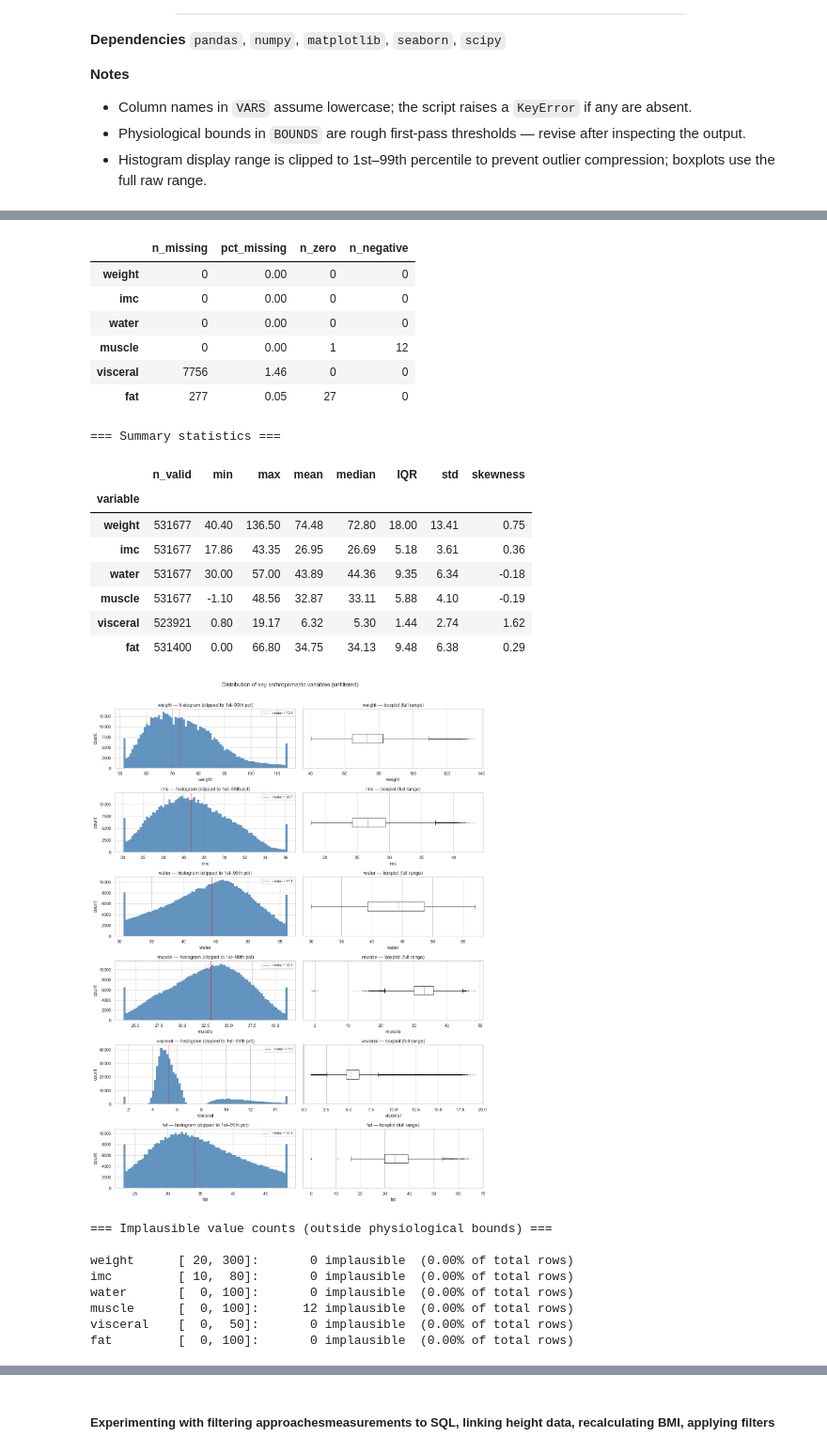
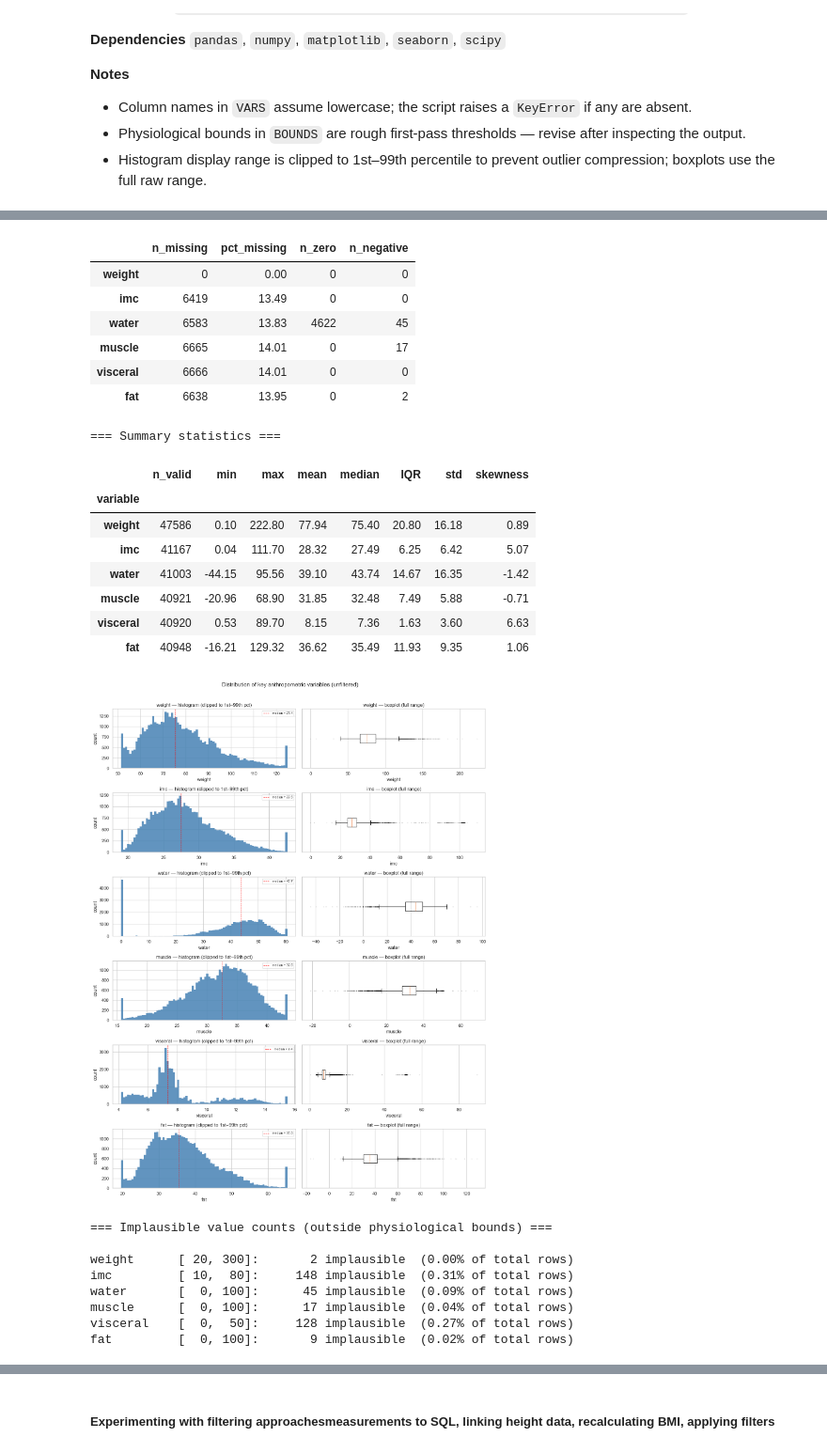
Before and after one commit to Miksa-uam/PROMET_2026, a Jupyter notebook: pnk_data_wrangling.ipynb, the cells around one changed output, grey strips where cells are left out. Shown at 94% size. Drawn from its saved outputs; the diff is of its cells as text; code cells hidden in the pictures.

```diff
--- a/pnk_data_wrangling.ipynb
+++ b/pnk_data_wrangling.ipynb
@@ -1247,8 +1963,8 @@ sns.set_theme(style="whitegrid", palette="muted")
 pd.set_option("display.float_format", "{:.2f}".format)
 
 # ── File paths ────────────────────────────────────────────────────────────────
-# EXCEL_PATH = Path(r"C:\Users\Felhasználó\Desktop\Projects\PNK_DB2\DB2_all_unfiltered_measurements_20Mar26\entregable_rectificado\2020_2024\mes_entregable.xlsx")
-EXCEL_PATH = Path(r"C:\Users\Felhasználó\Desktop\Projects\PNK_DB2\DB2_23Apr25_edit\mes_23Apr25.xlsx")
+EXCEL_PATH = Path(r"C:\Users\Felhasználó\Desktop\Projects\PNK_DB2\DB2_all_unfiltered_measurements_20Mar26\2024_2025\mes_entregable_2425.xlsx")
+# EXCEL_PATH = Path(r"C:\Users\Felhasználó\Desktop\Projects\PNK_DB2\DB2_23Apr25_edit\mes_23Apr25.xlsx")
 CSV_PATH   = EXCEL_PATH.with_suffix(".csv")
 
 # ── Load: prefer CSV, fall back to Excel and save CSV ────────────────────────
@@ -1384,27 +2099,27 @@ memory usage: 84.2 MB
 
 === Missingness, zeros and negatives ===
 |  | n_missing | pct_missing | n_zero | n_negative |
 | weight | 0 | 0.00 | 0 | 0 |
-| imc | 0 | 0.00 | 0 | 0 |
-| water | 0 | 0.00 | 0 | 0 |
-| muscle | 0 | 0.00 | 1 | 12 |
-| visceral | 7756 | 1.46 | 0 | 0 |
-| fat | 277 | 0.05 | 27 | 0 |
+| imc | 6419 | 13.49 | 0 | 0 |
+| water | 6583 | 13.83 | 4622 | 45 |
+| muscle | 6665 | 14.01 | 0 | 17 |
+| visceral | 6666 | 14.01 | 0 | 0 |
+| fat | 6638 | 13.95 | 0 | 2 |
 === Summary statistics ===
 |  | n_valid | min | max | mean | median | IQR | std | skewness |
 | variable |  |  |  |  |  |  |  |  |
-| weight | 531677 | 40.40 | 136.50 | 74.48 | 72.80 | 18.00 | 13.41 | 0.75 |
-| imc | 531677 | 17.86 | 43.35 | 26.95 | 26.69 | 5.18 | 3.61 | 0.36 |
-| water | 531677 | 30.00 | 57.00 | 43.89 | 44.36 | 9.35 | 6.34 | -0.18 |
-| muscle | 531677 | -1.10 | 48.56 | 32.87 | 33.11 | 5.88 | 4.10 | -0.19 |
-| visceral | 523921 | 0.80 | 19.17 | 6.32 | 5.30 | 1.44 | 2.74 | 1.62 |
-| fat | 531400 | 0.00 | 66.80 | 34.75 | 34.13 | 9.48 | 6.38 | 0.29 |
+| weight | 47586 | 0.10 | 222.80 | 77.94 | 75.40 | 20.80 | 16.18 | 0.89 |
+| imc | 41167 | 0.04 | 111.70 | 28.32 | 27.49 | 6.25 | 6.42 | 5.07 |
+| water | 41003 | -44.15 | 95.56 | 39.10 | 43.74 | 14.67 | 16.35 | -1.42 |
+| muscle | 40921 | -20.96 | 68.90 | 31.85 | 32.48 | 7.49 | 5.88 | -0.71 |
+| visceral | 40920 | 0.53 | 89.70 | 8.15 | 7.36 | 1.63 | 3.60 | 6.63 |
+| fat | 40948 | -16.21 | 129.32 | 36.62 | 35.49 | 11.93 | 9.35 | 1.06 |
-[figure, old version]
+[figure, new version]
 === Implausible value counts (outside physiological bounds) ===
 
-weight      [ 20, 300]:       0 implausible  (0.00% of total rows)
-imc         [ 10,  80]:       0 implausible  (0.00% of total rows)
-water       [  0, 100]:       0 implausible  (0.00% of total rows)
-muscle      [  0, 100]:      12 implausible  (0.00% of total rows)
-visceral    [  0,  50]:       0 implausible  (0.00% of total rows)
-fat         [  0, 100]:       0 implausible  (0.00% of total rows)
+weight      [ 20, 300]:       2 implausible  (0.00% of total rows)
+imc         [ 10,  80]:     148 implausible  (0.31% of total rows)
+water       [  0, 100]:      45 implausible  (0.09% of total rows)
+muscle      [  0, 100]:      17 implausible  (0.04% of total rows)
+visceral    [  0,  50]:     128 implausible  (0.27% of total rows)
+fat         [  0, 100]:       9 implausible  (0.02% of total rows)
```
Also changed, not shown: parts of 35 cells of this notebook, 7 other files.
